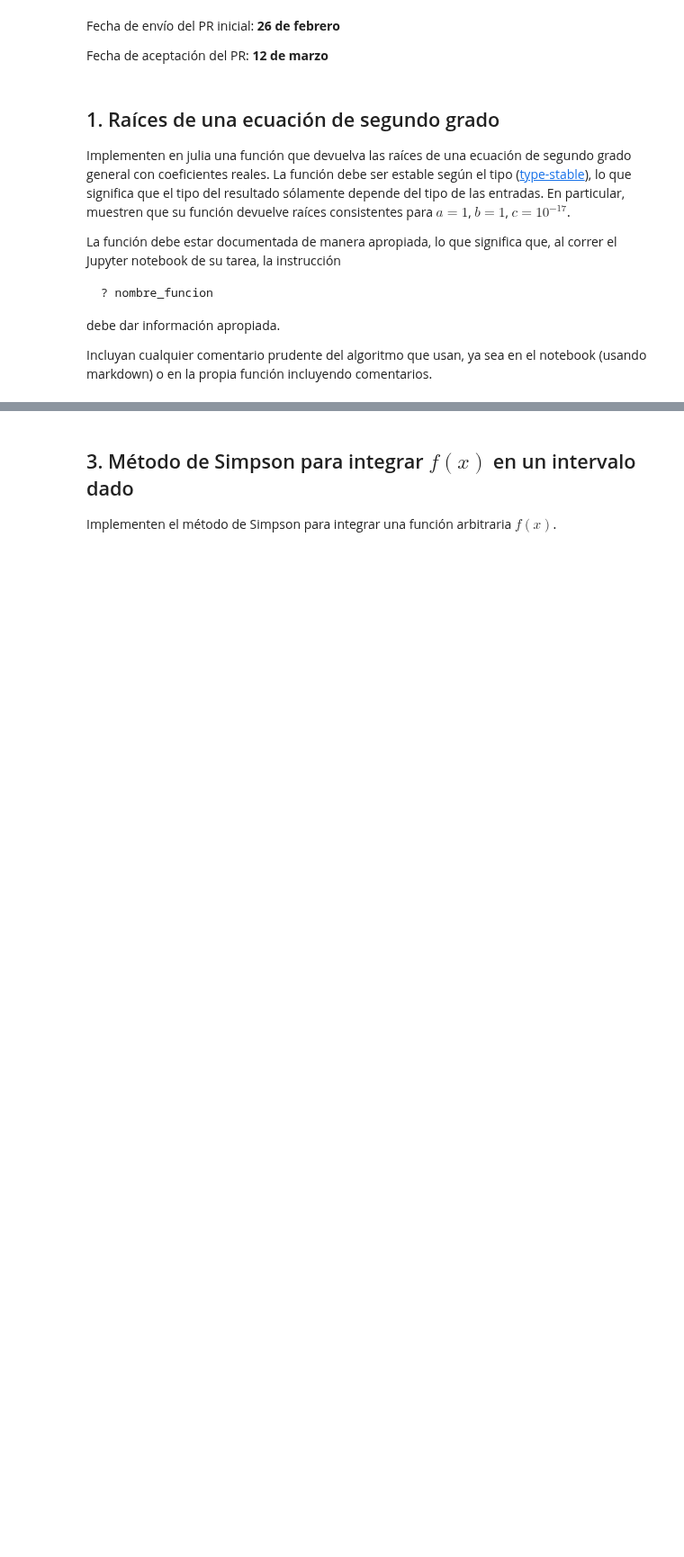
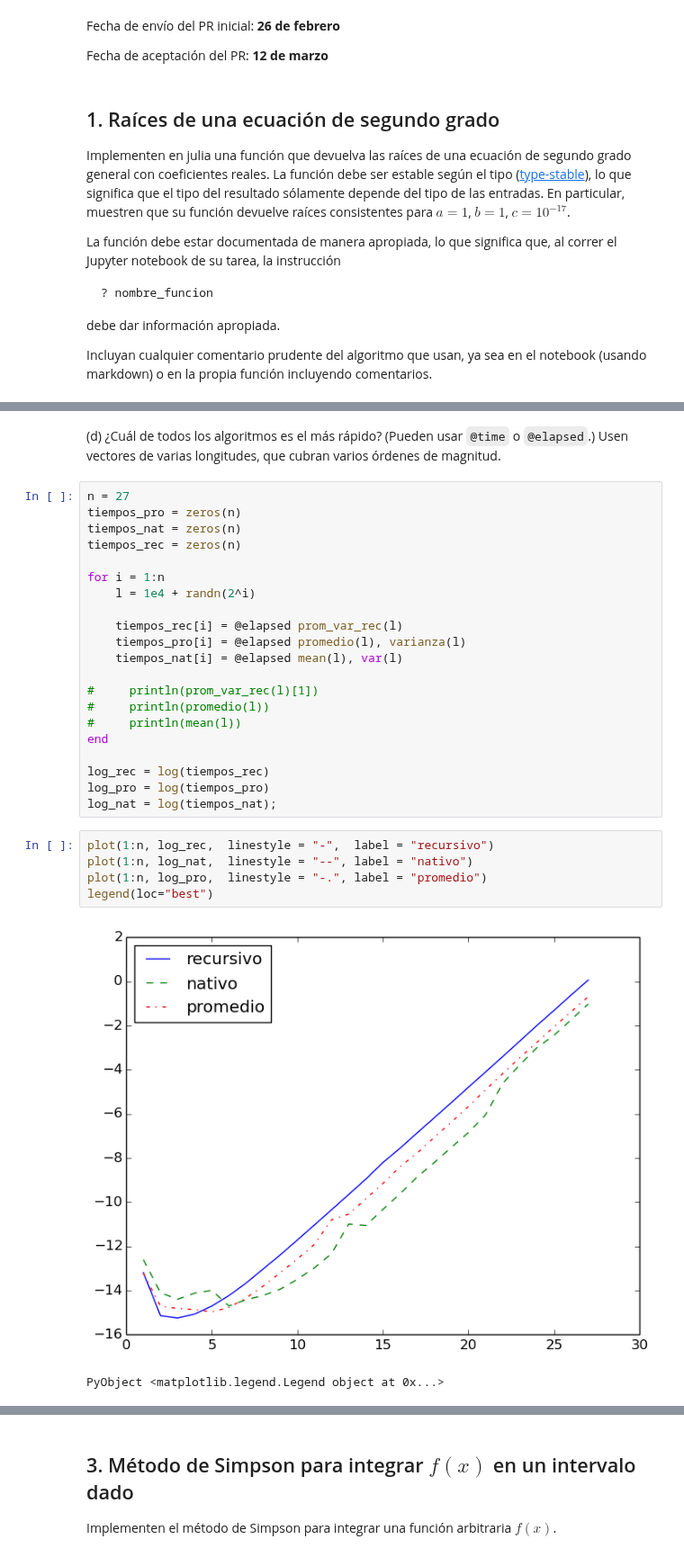
Before and after one commit to lbenet/2017-2_TSFisComputacional-1, a Jupyter notebook: tareas/Ruben/Tarea1.ipynb, the cells around one changed output, grey strips where cells are left out. Shown at 90% size. Cells and saved outputs as stored; diff of their text form; blank space fills up the shorter version.

```diff
--- a/tareas/Ruben/Tarea1.ipynb
+++ b/tareas/Ruben/Tarea1.ipynb
@@ -106,0 +294,31 @@ promedio(a)
+# %% [markdown]
+(d) ¿Cuál de todos los algoritmos es el más rápido? (Pueden usar `@time` o `@elapsed`.) Usen vectores de varias longitudes, que cubran varios órdenes de magnitud.
+# %%
+n = 27
+tiempos_pro = zeros(n)
+tiempos_nat = zeros(n)
+tiempos_rec = zeros(n)
+
+for i = 1:n
+    l = 1e4 + randn(2^i)
+
+    tiempos_rec[i] = @elapsed prom_var_rec(l)
+    tiempos_pro[i] = @elapsed promedio(l), varianza(l)
+    tiempos_nat[i] = @elapsed mean(l), var(l)
+
+#     println(prom_var_rec(l)[1])
+#     println(promedio(l))
+#     println(mean(l))
+end
+
+log_rec = log(tiempos_rec)
+log_pro = log(tiempos_pro)
+log_nat = log(tiempos_nat);
+# %%
+plot(1:n, log_rec,  linestyle = "-",  label = "recursivo")
+plot(1:n, log_nat,  linestyle = "--", label = "nativo")
+plot(1:n, log_pro,  linestyle = "-.", label = "promedio")
+legend(loc="best")
+# %% [output]
+[figure, added]
+PyObject <matplotlib.legend.Legend object at 0x...>
```
Also changed, not shown: parts of 29 cells of this notebook.
